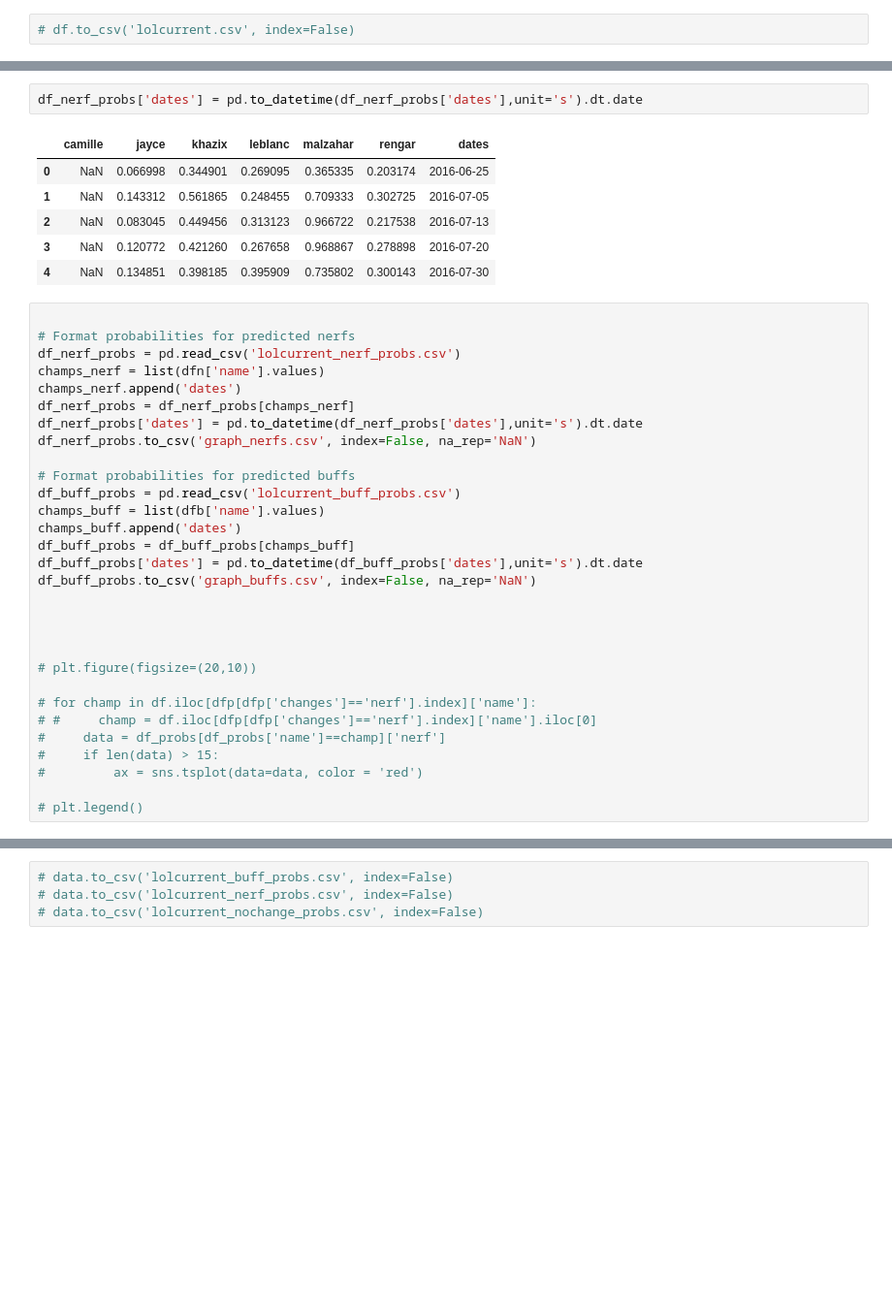
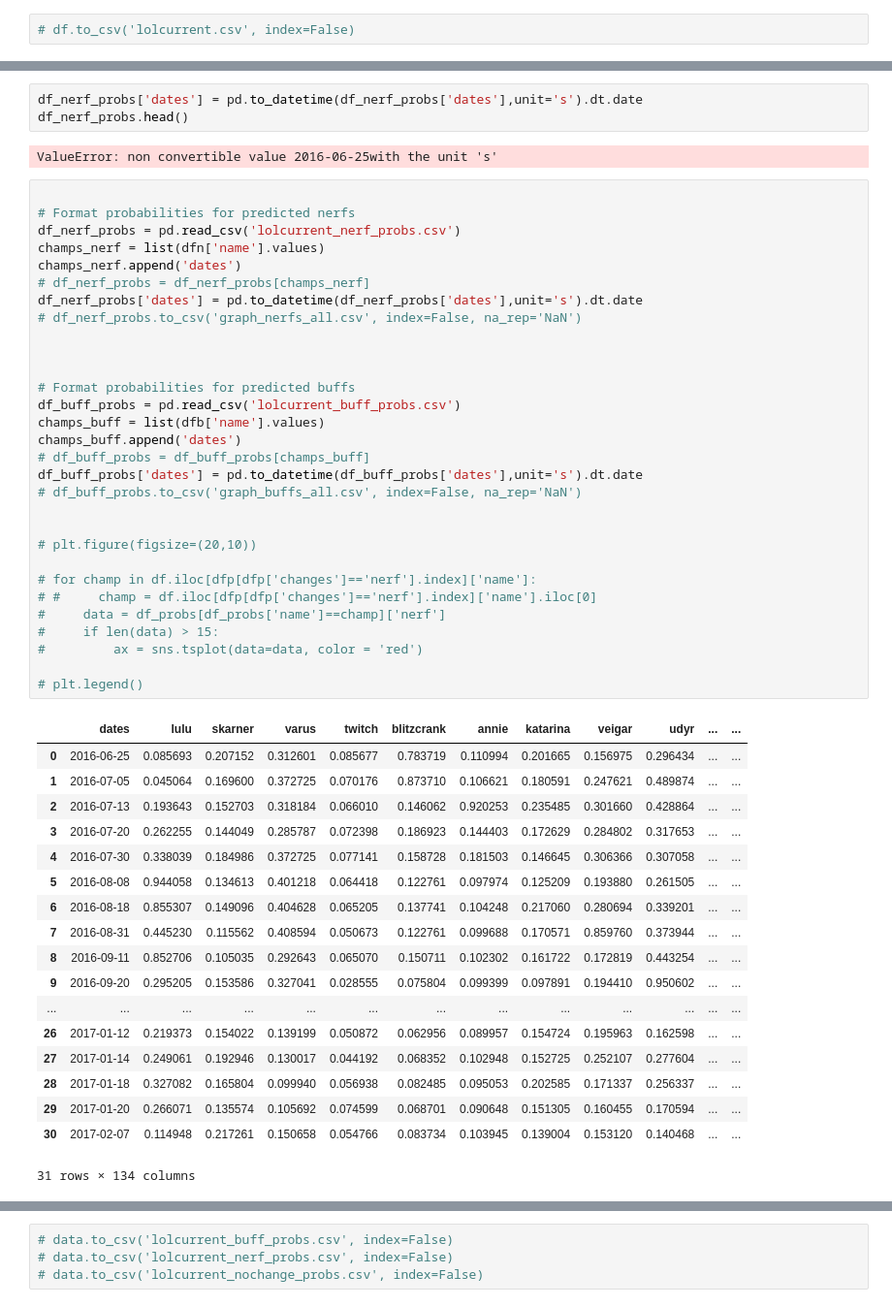
Before and after one commit to joseph-jnl/insight, a Jupyter notebook: flask_scrape.ipynb, the cells around one changed output, grey strips where cells are left out. Shown at 97% size. Cells and saved outputs as stored; diff of their text form; blank space fills up the shorter version.

```diff
--- a/flask_scrape.ipynb
+++ b/flask_scrape.ipynb
@@ -182,39 +185,54 @@ array([[ 0.47605851,  0.10186732,  0.42207423],
 # %%
 df_nerf_probs['dates'] = pd.to_datetime(df_nerf_probs['dates'],unit='s').dt.date
+df_nerf_probs.head()
 # %% [output]
-|  | camille | jayce | khazix | leblanc | malzahar | rengar | dates |
-| 0 | NaN | 0.066998 | 0.344901 | 0.269095 | 0.365335 | 0.203174 | 2016-06-25 |
-| 1 | NaN | 0.143312 | 0.561865 | 0.248455 | 0.709333 | 0.302725 | 2016-07-05 |
-| 2 | NaN | 0.083045 | 0.449456 | 0.313123 | 0.966722 | 0.217538 | 2016-07-13 |
-| 3 | NaN | 0.120772 | 0.421260 | 0.267658 | 0.968867 | 0.278898 | 2016-07-20 |
-| 4 | NaN | 0.134851 | 0.398185 | 0.395909 | 0.735802 | 0.300143 | 2016-07-30 |
+ValueError: non convertible value 2016-06-25with the unit 's'
 # %%
 
 # Format probabilities for predicted nerfs
 df_nerf_probs = pd.read_csv('lolcurrent_nerf_probs.csv')
 champs_nerf = list(dfn['name'].values)
 champs_nerf.append('dates')
-df_nerf_probs = df_nerf_probs[champs_nerf]
+# df_nerf_probs = df_nerf_probs[champs_nerf]
 df_nerf_probs['dates'] = pd.to_datetime(df_nerf_probs['dates'],unit='s').dt.date
-df_nerf_probs.to_csv('graph_nerfs.csv', index=False, na_rep='NaN')
+# df_nerf_probs.to_csv('graph_nerfs_all.csv', index=False, na_rep='NaN')
+
+
 
 # Format probabilities for predicted buffs
 df_buff_probs = pd.read_csv('lolcurrent_buff_probs.csv')
 champs_buff = list(dfb['name'].values)
 champs_buff.append('dates')
-df_buff_probs = df_buff_probs[champs_buff]
+# df_buff_probs = df_buff_probs[champs_buff]
 df_buff_probs['dates'] = pd.to_datetime(df_buff_probs['dates'],unit='s').dt.date
-df_buff_probs.to_csv('graph_buffs.csv', index=False, na_rep='NaN')
-
-
+# df_buff_probs.to_csv('graph_buffs_all.csv', index=False, na_rep='NaN')
 
 
 # plt.figure(figsize=(20,10))
 
 # for champ in df.iloc[dfp[dfp['changes']=='nerf'].index]['name']:
 # #     champ = df.iloc[dfp[dfp['changes']=='nerf'].index]['name'].iloc[0]
 #     data = df_probs[df_probs['name']==champ]['nerf']
 #     if len(data) > 15:
 #         ax = sns.tsplot(data=data, color = 'red')
 
 # plt.legend()
+# %% [output]
+|  | dates | lulu | skarner | varus | twitch | blitzcrank | annie | katarina | veigar | udyr | ... | ... |
+| 0 | 2016-06-25 | 0.085693 | 0.207152 | 0.312601 | 0.085677 | 0.783719 | 0.110994 | 0.201665 | 0.156975 | 0.296434 | ... | ... |
+| 1 | 2016-07-05 | 0.045064 | 0.169600 | 0.372725 | 0.070176 | 0.873710 | 0.106621 | 0.180591 | 0.247621 | 0.489874 | ... | ... |
+| 2 | 2016-07-13 | 0.193643 | 0.152703 | 0.318184 | 0.066010 | 0.146062 | 0.920253 | 0.235485 | 0.301660 | 0.428864 | ... | ... |
+| 3 | 2016-07-20 | 0.262255 | 0.144049 | 0.285787 | 0.072398 | 0.186923 | 0.144403 | 0.172629 | 0.284802 | 0.317653 | ... | ... |
+| 4 | 2016-07-30 | 0.338039 | 0.184986 | 0.372725 | 0.077141 | 0.158728 | 0.181503 | 0.146645 | 0.306366 | 0.307058 | ... | ... |
+| 5 | 2016-08-08 | 0.944058 | 0.134613 | 0.401218 | 0.064418 | 0.122761 | 0.097974 | 0.125209 | 0.193880 | 0.261505 | ... | ... |
+| 6 | 2016-08-18 | 0.855307 | 0.149096 | 0.404628 | 0.065205 | 0.137741 | 0.104248 | 0.217060 | 0.280694 | 0.339201 | ... | ... |
+| 7 | 2016-08-31 | 0.445230 | 0.115562 | 0.408594 | 0.050673 | 0.122761 | 0.099688 | 0.170571 | 0.859760 | 0.373944 | ... | ... |
+| 8 | 2016-09-11 | 0.852706 | 0.105035 | 0.292643 | 0.065070 | 0.150711 | 0.102302 | 0.161722 | 0.172819 | 0.443254 | ... | ... |
+| 9 | 2016-09-20 | 0.295205 | 0.153586 | 0.327041 | 0.028555 | 0.075804 | 0.099399 | 0.097891 | 0.194410 | 0.950602 | ... | ... |
+| ... | ... | ... | ... | ... | ... | ... | ... | ... | ... | ... | ... | ... |
+| 26 | 2017-01-12 | 0.219373 | 0.154022 | 0.139199 | 0.050872 | 0.062956 | 0.089957 | 0.154724 | 0.195963 | 0.162598 | ... | ... |
+| 27 | 2017-01-14 | 0.249061 | 0.192946 | 0.130017 | 0.044192 | 0.068352 | 0.102948 | 0.152725 | 0.252107 | 0.277604 | ... | ... |
+| 28 | 2017-01-18 | 0.327082 | 0.165804 | 0.099940 | 0.056938 | 0.082485 | 0.095053 | 0.202585 | 0.171337 | 0.256337 | ... | ... |
+| 29 | 2017-01-20 | 0.266071 | 0.135574 | 0.105692 | 0.074599 | 0.068701 | 0.090648 | 0.151305 | 0.160455 | 0.170594 | ... | ... |
+| 30 | 2017-02-07 | 0.114948 | 0.217261 | 0.150658 | 0.054766 | 0.083734 | 0.103945 | 0.139004 | 0.153120 | 0.140468 | ... | ... |
+31 rows × 134 columns
```
Also changed, not shown: parts of 11 cells of this notebook.
